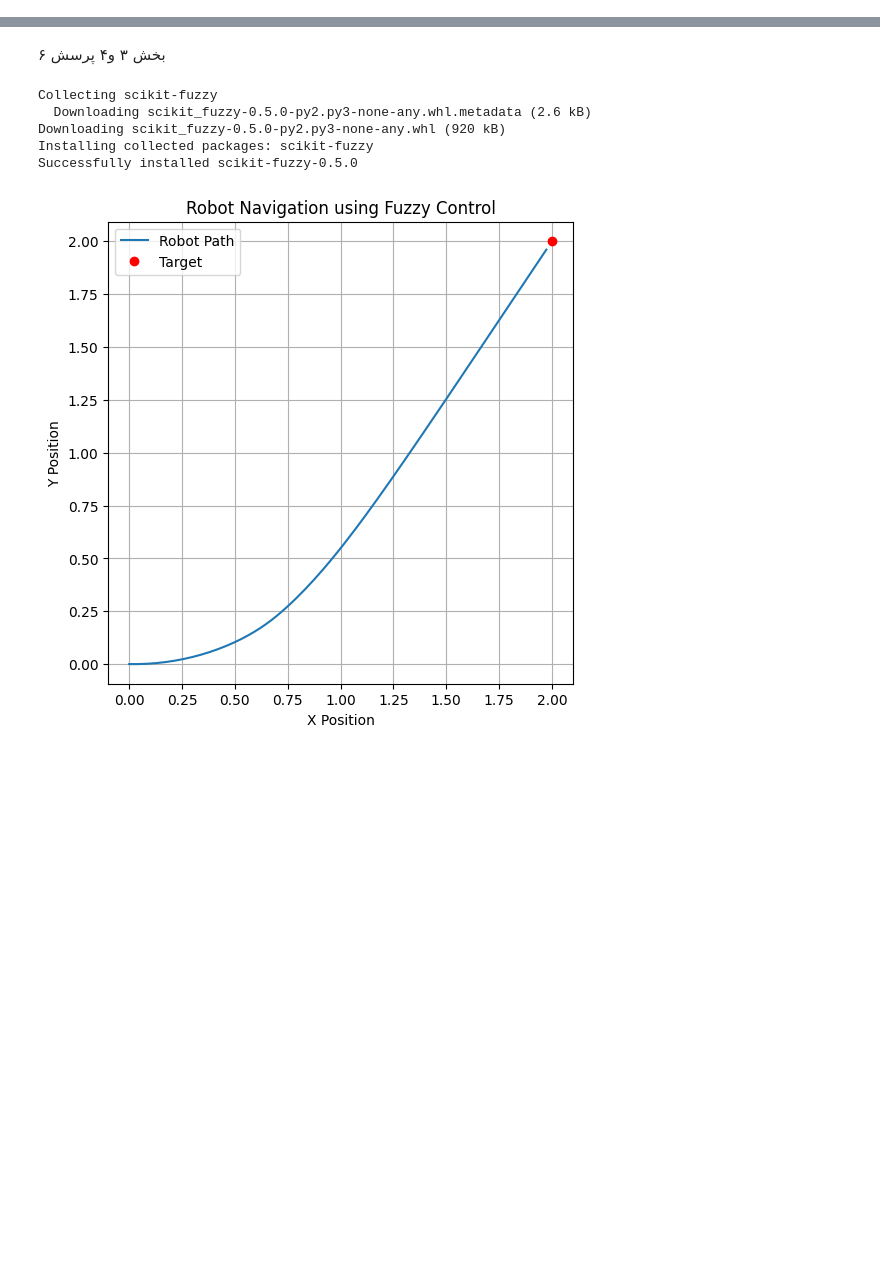
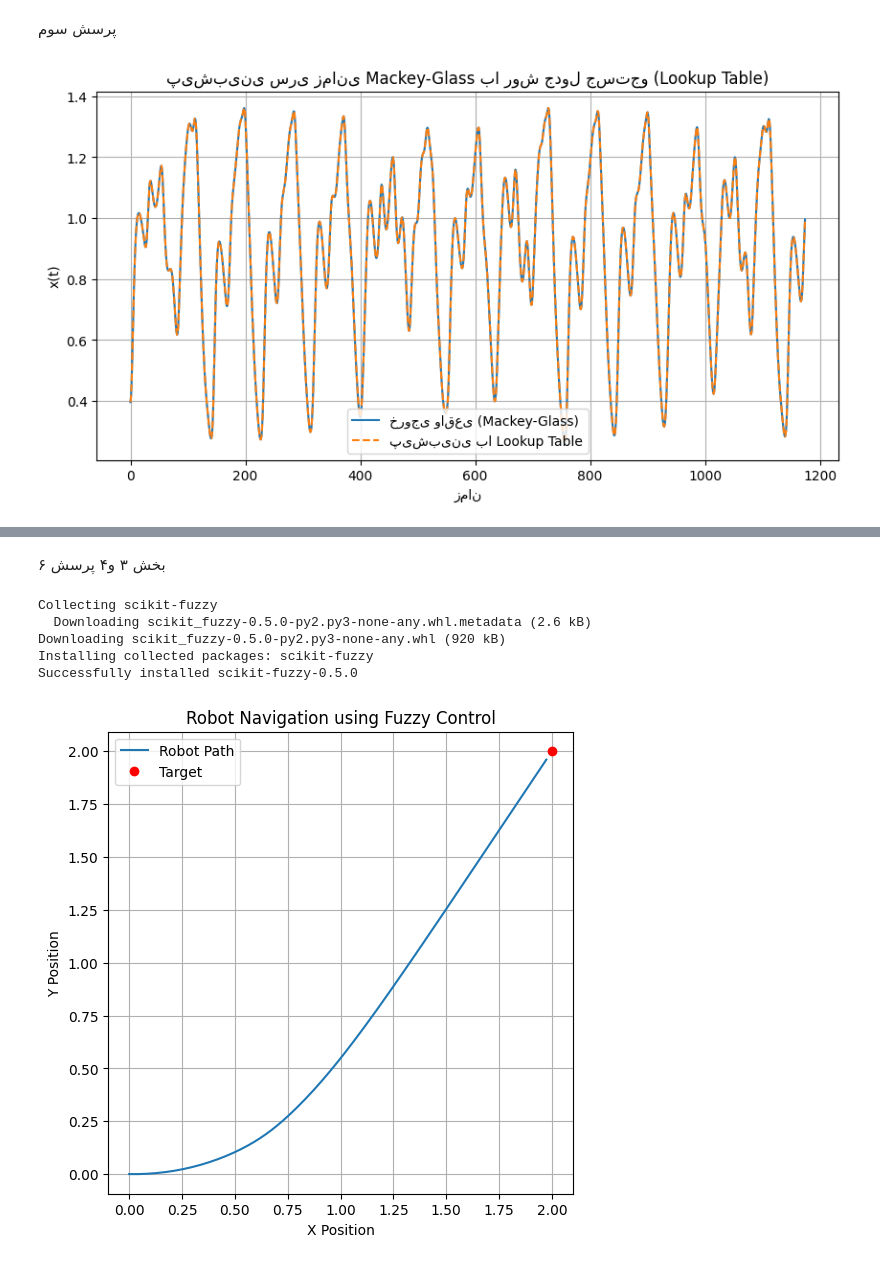
Before and after one commit to anahitaoladan/Artificial-Intelligence, a Jupyter notebook: mini_project_3.ipynb, the cells around one changed output, grey strips where cells are left out. Saved outputs shown, nothing was run; the diff lists cells and outputs as text; code cells hidden in the pictures; blank space fills up the shorter version.

```diff
--- a/mini_project_3.ipynb
+++ b/mini_project_3.ipynb
@@ -2,0 +184,64 @@
+# %% [markdown]
+پرسش سوم
+# %%
+import numpy as np
+import matplotlib.pyplot as plt
+
+# -------------------------------
+# تابع تولید سری زمانی Mackey-Glass
+# -------------------------------
+def mackey_glass(T=1200, tau=25, beta=0.2, gamma=0.1, n=10, dt=1.0, x0=1.2):
+    steps = int(T / dt)
+    history = np.zeros(steps + tau + 1)
+    history[:tau+1] = x0  # مقدار اولیه
+
+    for t in range(tau+1, steps+tau+1):
+        xtau = history[t - tau]
+        history[t] = history[t-1] + dt * (beta * xtau / (1 + xtau**n) - gamma * history[t-1])
+
+    return history[tau:]
+
+# -------------------------------
+# ساخت جدول جستجو (X: ورودی t-τ ، Y: خروجی t)
+# -------------------------------
+data = mackey_glass()
+tau = 25
+X = []
+Y = []
+
+for t in range(tau, len(data) - 1):
+    X.append(data[t - tau])
+    Y.append(data[t])
+
+X = np.array(X)
+Y = np.array(Y)
+
+# -------------------------------
+# تابع جستجو در جدول (نزدیک‌ترین همسایه)
+# -------------------------------
+def lookup_predict(x, X_table, Y_table):
+    idx = np.argmin(np.abs(X_table - x))  # نزدیک‌ترین ورودی
+    return Y_table[idx]
+
+# -------------------------------
+# پیش‌بینی خروجی‌ها با جدول جستجو
+# -------------------------------
+predicted = []
+for i in range(len(X)):
+    pred = lookup_predict(X[i], X, Y)
+    predicted.append(pred)
+
+# -------------------------------
+# رسم نتیجه
+# -------------------------------
+plt.figure(figsize=(10,5))
+plt.plot(Y, label="خروجی واقعی (Mackey-Glass)")
+plt.plot(predicted, label="پیش‌بینی با Lookup Table", linestyle='dashed')
+plt.xlabel("زمان")
+plt.ylabel("x(t)")
+plt.title("پیش‌بینی سری زمانی Mackey-Glass با روش جدول جستجو (Lookup Table)")
+plt.legend()
+plt.grid(True)
+plt.show()
+# %% [output]
+[figure, added]
```
Also changed, not shown: parts of 10 cells of this notebook.
